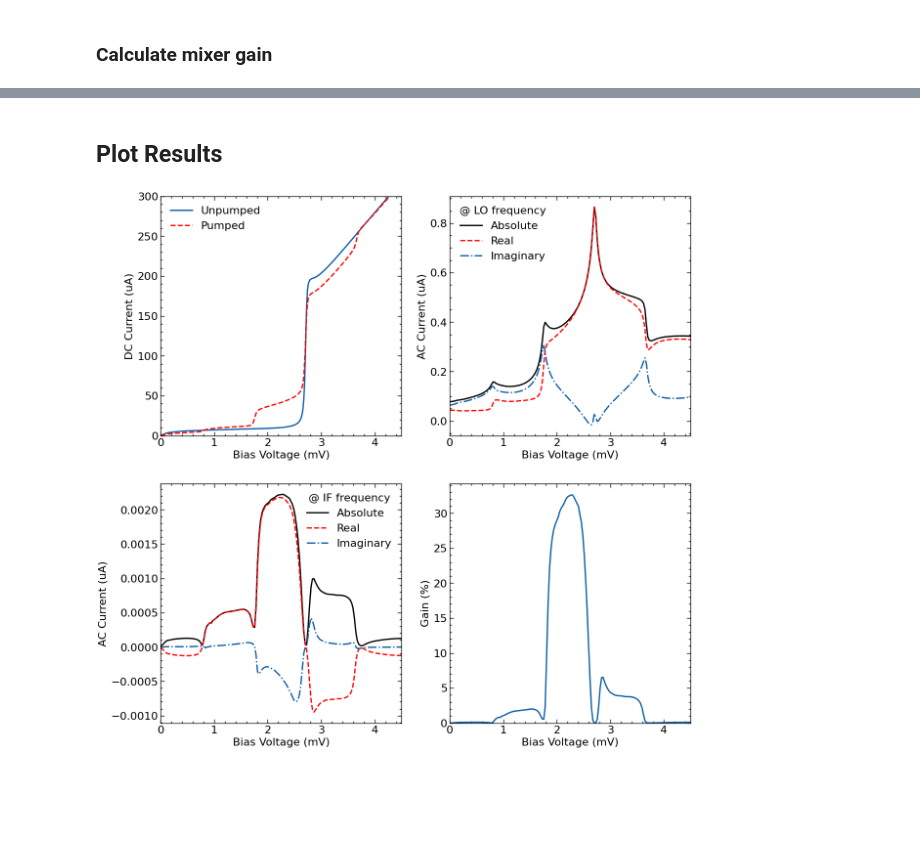
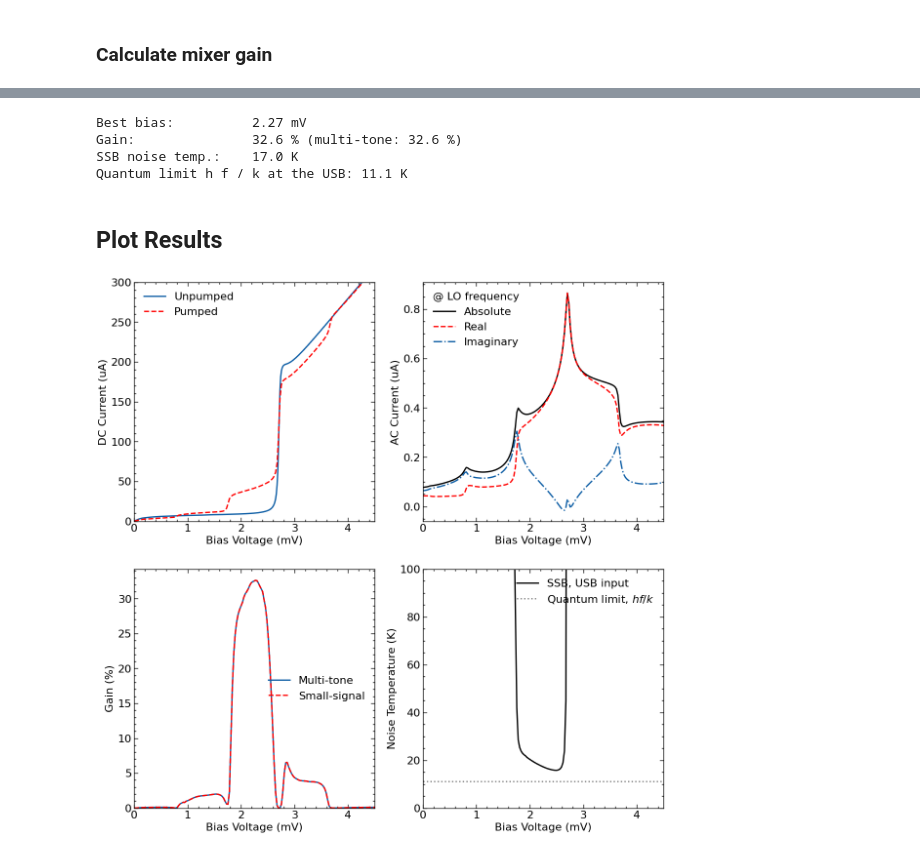
Before and after one commit to garrettj403/QMix, a Jupyter notebook: multi-tone-simulation.ipynb, the cells around one changed output, grey strips where cells are left out. Drawn from its saved outputs; the diff is of its cells as text; code cells hidden in the pictures; blank space fills up the shorter version.

```diff
--- a/multi-tone-simulation.ipynb
+++ b/multi-tone-simulation.ipynb
@@ -199,3 +209,36 @@ gain = pload / pusb
+# %%
+temp = 4.2  # physical temperature of the junction and the embedding circuit, in [K]
+
+# LO alone (same Thevenin circuit as above)
+cct_lo = EmbeddingCircuit(1, 1, fgap=fgap, vgap=vgap, rn=rn)
+cct_lo.freq[1] = f_lo
+cct_lo.vt[1, 1] = cct.vt[1, 1]
+cct_lo.zt[1, 1] = cct.zt[1, 1]
+vj_lo = harmonic_balance(cct_lo, resp, num_b=15, verbose=False)
+
+# Admittance and noise matrices of the pumped junction (sidebands m = -1, 0, 1)
+y = admittance_matrix(vj_lo, cct_lo, resp, f_if, num_b=15)
+h = noise_matrix(vj_lo, cct_lo, resp, f_if, temp, vgap)
+
+# Embedding impedances at the IF, USB and LSB (LSB shorted, as in the multi-tone simulation)
+zt = sideband_impedances(impedance_if, impedance_rf, 0.)
+v_noise = embedding_noise(zt, temp, f_lo, f_if, vgap)
+
+# Gain (USB -> IF) and SSB noise temperature (USB input)
+gain_ss = conversion_gain(y, zt, 1)
+tn_ssb = noise_temperature(y, h, zt, vgap, 1, v_noise=v_noise)
+
+# Best bias point
+idx = np.argmax(gain_ss)
+print("Best bias:          {:.2f} mV".format(cct.vb[idx] * vgap / sc.milli))
+print("Gain:               {:.1f} % (multi-tone: {:.1f} %)".format(gain_ss[idx] * 100, gain[idx] * 100))
+print("SSB noise temp.:    {:.1f} K".format(tn_ssb[idx]))
+print("Quantum limit h f / k at the USB: {:.1f} K".format(sc.h * f_rf * fgap / sc.k))
+# %% [output]
+Best bias:          2.27 mV
+Gain:               32.6 % (multi-tone: 32.6 %)
+SSB noise temp.:    17.0 K
+Quantum limit h f / k at the USB: 11.1 K
 # %% [markdown]
 ## Plot Results
 # %%
@@ -205,35 +248,36 @@ iua = igap / sc.micro
 # %%
 fig, ((ax1, ax2), (ax3, ax4)) = plt.subplots(2, 2, figsize=(14,14))
 
 # Plot I-V curves
 ax1.plot(resp.voltage*vmv, resp.current*iua, label='Unpumped')
 ax1.plot(cct.vb*vmv, idc.real*iua, 'r--', label='Pumped')
 ax1.set(xlim=(0,4.5), xlabel='Bias Voltage (mV)')
 ax1.set(ylim=(0,300), ylabel='DC Current (uA)')
 ax1.legend(frameon=False)
 
 # Plot AC currents at LO frequency
 ax2.plot(cct.vb*vmv, np.abs(ilo), 'k', label='Absolute')
 ax2.plot(cct.vb*vmv, ilo.real, 'r--', label='Real')
 ax2.plot(cct.vb*vmv, ilo.imag, ls='-.', label='Imaginary')
 ax2.set(xlim=(0,4.5), xlabel='Bias Voltage (mV)')
 ax2.set(ylabel='AC Current (uA)')
 ax2.legend(frameon=False, loc=2, title="@ LO frequency")
 
-# Plot AC currents at IF frequency
-ax3.plot(cct.vb*vmv, np.abs(iif), 'k', label='Absolute')
-ax3.plot(cct.vb*vmv, iif.real, 'r--', label='Real')
-ax3.plot(cct.vb*vmv, iif.imag, ls='-.', label='Imaginary')
+# Plot gain of SIS junction (multi-tone simulation and small-signal analysis)
+ax3.plot(cct.vb*vmv, gain*100, label='Multi-tone')
+ax3.plot(cct.vb*vmv, gain_ss*100, 'r--', label='Small-signal')
 ax3.set(xlim=(0,4.5), xlabel='Bias Voltage (mV)')
-ax3.set(ylabel='AC Current (uA)')
-ax3.legend(frameon=False, loc=1, title="@ IF frequency")
+ax3.set(ylabel='Gain (%)')
+ax3.set_ylim(bottom=0)
+ax3.legend(frameon=False)
 
-# Plot gain of SIS junction
-ax4.plot(cct.vb*vmv, gain*100)
+# Plot SSB noise temperature (small-signal analysis)
+ax4.plot(cct.vb*vmv, tn_ssb, 'k', label='SSB, USB input')
+ax4.axhline(sc.h * f_rf * fgap / sc.k, c='gray', ls=':', label='Quantum limit, $hf/k$')
 ax4.set(xlim=(0,4.5), xlabel='Bias Voltage (mV)')
-ax4.set(ylabel='Gain (%)')
-ax4.set_ylim(bottom=0)
+ax4.set(ylim=(0,100), ylabel='Noise Temperature (K)')
+ax4.legend(frameon=False)
 
 fig.savefig('multi-tone-results.png', dpi=500, bbox_inches='tight');
 # %% [output]
-[figure, old version]
+[figure, new version]
```
Also changed, not shown: parts of 5 cells of this notebook, 16 other files.
